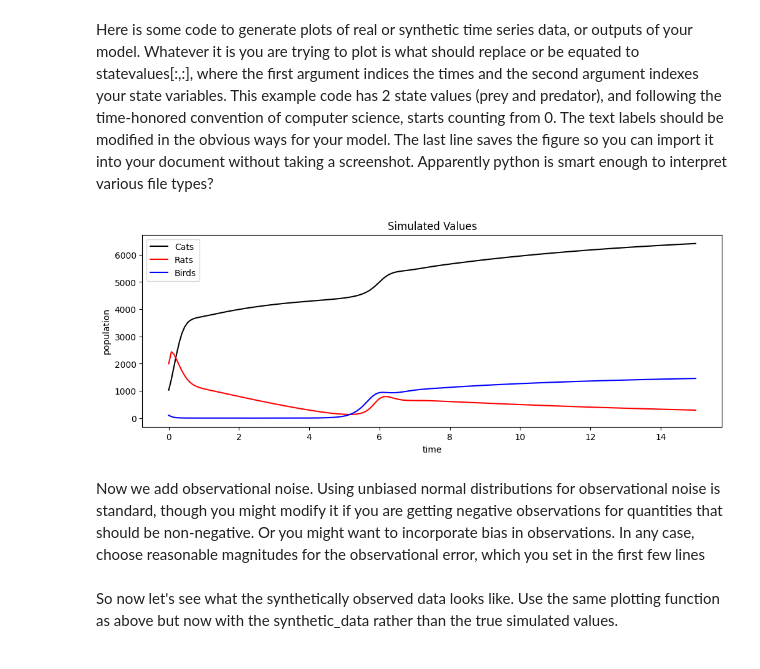
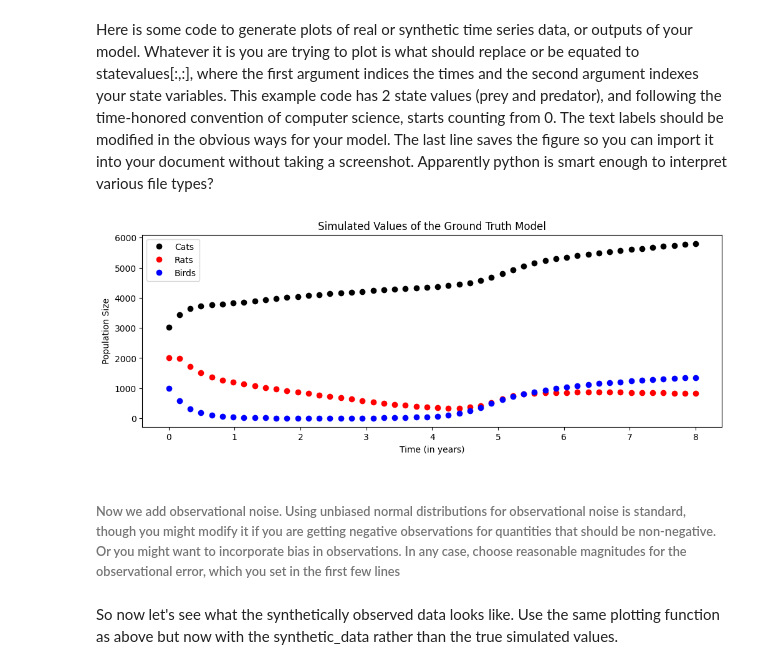
Before and after one commit to gabeweredyk/FoAM-project, a Jupyter notebook: CatPopulations.ipynb, the cells around one changed output. Cells and saved outputs as stored; diff of their text form; code cells hidden in the pictures.

```diff
--- a/CatPopulations.ipynb
+++ b/CatPopulations.ipynb
@@ -43,15 +43,15 @@ gamma_R = 0.4
 
 # Reese - Research Realistic values for these
 # Predation rate for Cat-Bird interactions
-mu_B = 300 * 0.16 * 0.05
+mu_B = 2.4
 
 
 # Predation rate for Cat-Rat interactions
-mu_R = 300 * 0.78 * 0.10
+mu_R = 23.4
 
 
 # Predation rate for Rat-Bird interactions
-eta_B = 360 * 0.2 * 0.1
+eta_B = 7.2
 
 # Reese look in to these
 # Per-capita rate of Feral, Rat & Bird reproductive rates
@@ -73,23 +73,23 @@ alpha = 2
 # Average rate at whcih TNR programs are conducted
 rho = 600
 
-eps = 0.01
+eps = 2
 
-K_B = 3000
-K_R = 3000
+K_B = 4000
+K_R = 3200
 K_F = 2400
 
 # Gabe
 # initial values.
-F_in = 1000
+F_in = 3000
 N_in = 30
 R_in = 2000
-B_in = 100
+B_in = 1000
 
 # number of time points
-ntimes = 200
+ntimes = 50
 # range of time
-time_end = 15
+time_end = 8
 
 # This gives "ntimes" equally spaced points of time between the first and second argument
 times = np.linspace(0, time_end, ntimes)
@@ -124,18 +124,18 @@ Here is some code to generate plots of real or synthetic time series data, or ou
 # %%
 # plotting simulations or data
 _, ax = plt.subplots(figsize=(12, 4))
-ax.plot(times,statevalues[:, 0] + statevalues[:, 1], "k-", label="Cats")
-ax.plot(times,statevalues[:, 2], "r-", label="Rats")
-ax.plot(times,statevalues[:, 3], "b-", label="Birds")
-ax.set_xlabel("time")
-ax.set_ylabel("population")
-ax.set_title("Simulated Values")
+ax.plot(times,statevalues[:, 0] + statevalues[:, 1], "ko", label="Cats")
+ax.plot(times,statevalues[:, 2], "ro", label="Rats")
+ax.plot(times,statevalues[:, 3], "bo", label="Birds")
+ax.set_xlabel("Time (in years)")
+ax.set_ylabel("Population Size")
+ax.set_title("Simulated Values of the Ground Truth Model")
 ax.legend();
 plt.savefig('simulationfile.png')
 # %% [output]
-[figure, old version]
+[figure, new version]
 # %% [markdown]
-Now we add observational noise.  Using unbiased normal distributions for observational noise is standard, though you might modify it if you are getting negative observations for quantities that should be non-negative.  Or you might want to incorporate bias in observations.  In any case, choose reasonable magnitudes for the observational error, which you set in the first few lines
+###### Now we add observational noise.  Using unbiased normal distributions for observational noise is standard, though you might modify it if you are getting negative observations for quantities that should be non-negative.  Or you might want to incorporate bias in observations.  In any case, choose reasonable magnitudes for the observational error, which you set in the first few lines
 # %%
 # List the error magnitudes (standard deviations) of each state variable
 # For unobserved state variables, the value chosen doesn't matter
```
Also changed, not shown: parts of 10 cells of this notebook, 8 other files.
